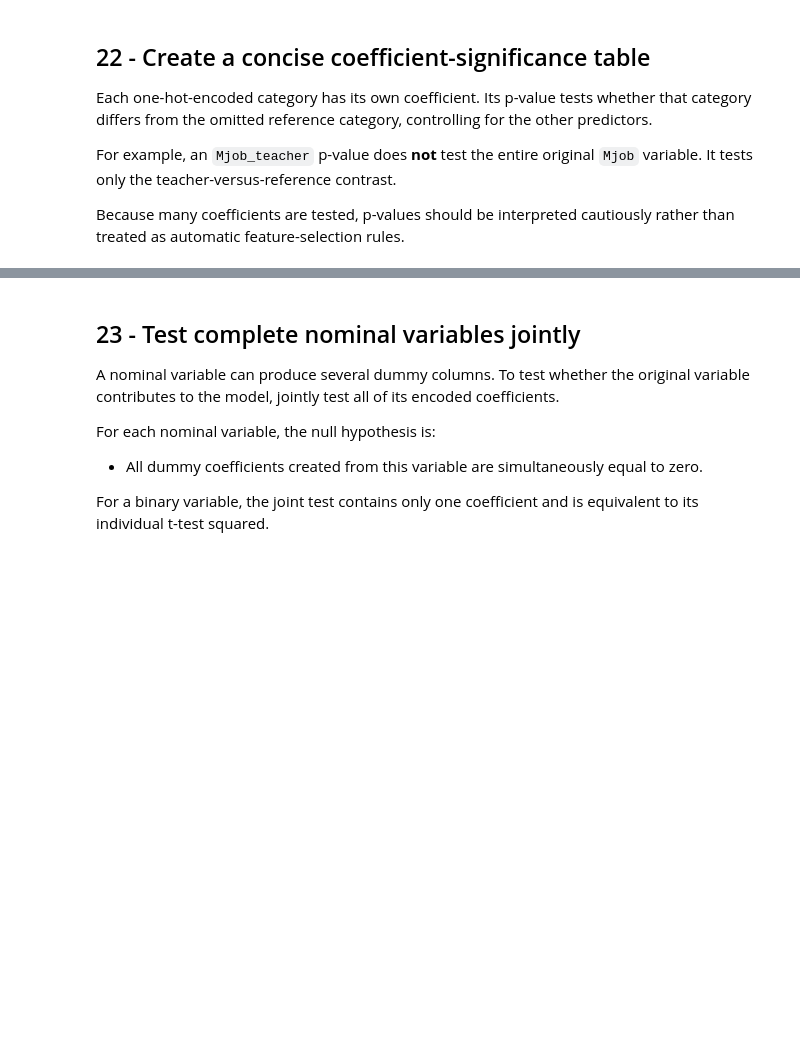
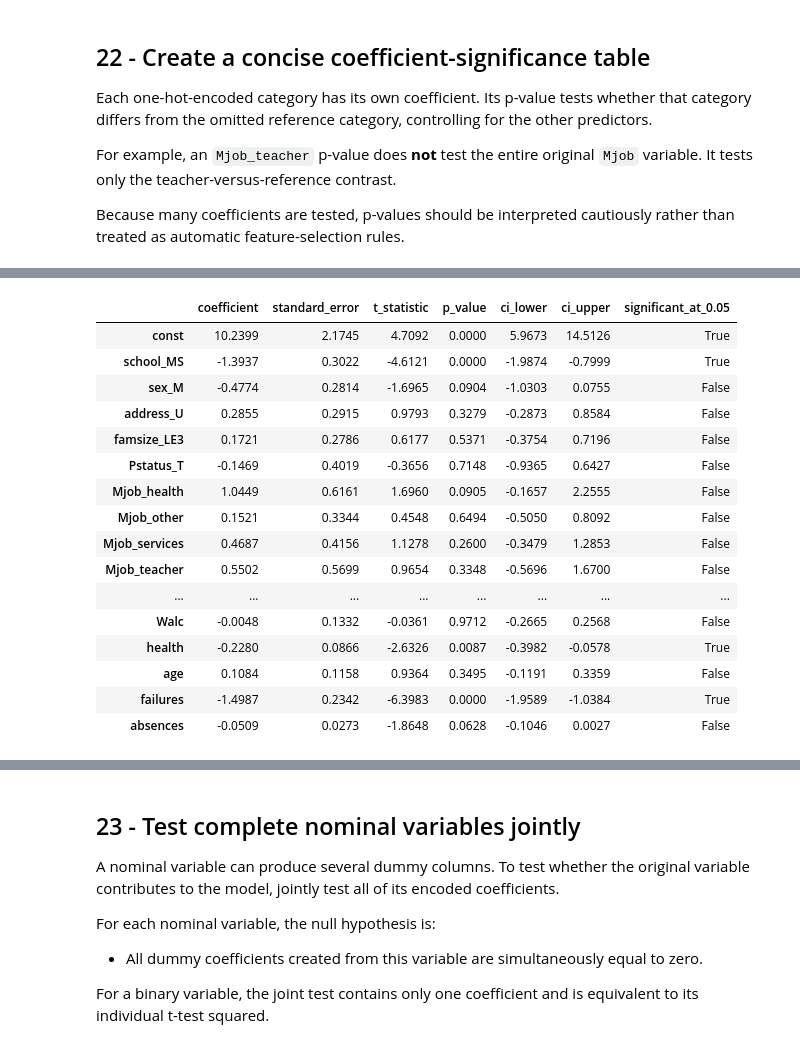
Before and after one commit to JoseAlberto88/Predictive-Analytics-, a Jupyter notebook: DAMO510_Module_05_Summer26_Starter_Nortebook_(1).ipynb, the cells around one changed output, grey strips where cells are left out. Cells and saved outputs as stored; diff of their text form; code cells hidden in the pictures; blank space fills up the shorter version.

```diff
--- a/DAMO510_Module_05_Summer26_Starter_Nortebook_(1).ipynb
+++ b/DAMO510_Module_05_Summer26_Starter_Nortebook_(1).ipynb
@@ -1100,0 +1082,5 @@ Notes:
+# %%
+import statsmodels.api as sm
+
+# Add intercept
+X_train_sm = sm.add_constant(X_train_combined)
@@ -1126,0 +1117,54 @@ Because many coefficients are tested, p-values should be interpreted cautiously
+# %%
+ols_model = sm.OLS(y_train, sm.add_constant(X_train_combined)).fit()
+# %%
+import pandas as pd
+
+# Extract values from the statsmodels OLS results
+coef = ols_model.params
+std_err = ols_model.bse
+t_vals = ols_model.tvalues
+p_vals = ols_model.pvalues
+conf_int = ols_model.conf_int()
+
+# Build DataFrame
+coef_summary_df = pd.DataFrame({
+    "coefficient": coef,
+    "standard_error": std_err,
+    "t_statistic": t_vals,
+    "p_value": p_vals,
+    "ci_lower": conf_int[0],
+    "ci_upper": conf_int[1],
+})
+
+# Add significance flag
+coef_summary_df["significant_at_0.05"] = coef_summary_df["p_value"] < 0.05
+
+# Round for clean display
+coef_summary_df = coef_summary_df.round({
+    "coefficient": 4,
+    "standard_error": 4,
+    "t_statistic": 4,
+    "p_value": 4,
+    "ci_lower": 4,
+    "ci_upper": 4
+})
+
+coef_summary_df
+# %% [output]
+|  | coefficient | standard_error | t_statistic | p_value | ci_lower | ci_upper | significant_at_0.05 |
+| const | 10.2399 | 2.1745 | 4.7092 | 0.0000 | 5.9673 | 14.5126 | True |
+| school_MS | -1.3937 | 0.3022 | -4.6121 | 0.0000 | -1.9874 | -0.7999 | True |
+| sex_M | -0.4774 | 0.2814 | -1.6965 | 0.0904 | -1.0303 | 0.0755 | False |
+| address_U | 0.2855 | 0.2915 | 0.9793 | 0.3279 | -0.2873 | 0.8584 | False |
+| famsize_LE3 | 0.1721 | 0.2786 | 0.6177 | 0.5371 | -0.3754 | 0.7196 | False |
+| Pstatus_T | -0.1469 | 0.4019 | -0.3656 | 0.7148 | -0.9365 | 0.6427 | False |
+| Mjob_health | 1.0449 | 0.6161 | 1.6960 | 0.0905 | -0.1657 | 2.2555 | False |
+| Mjob_other | 0.1521 | 0.3344 | 0.4548 | 0.6494 | -0.5050 | 0.8092 | False |
+| Mjob_services | 0.4687 | 0.4156 | 1.1278 | 0.2600 | -0.3479 | 1.2853 | False |
+| Mjob_teacher | 0.5502 | 0.5699 | 0.9654 | 0.3348 | -0.5696 | 1.6700 | False |
+| ... | ... | ... | ... | ... | ... | ... | ... |
+| Walc | -0.0048 | 0.1332 | -0.0361 | 0.9712 | -0.2665 | 0.2568 | False |
+| health | -0.2280 | 0.0866 | -2.6326 | 0.0087 | -0.3982 | -0.0578 | True |
+| age | 0.1084 | 0.1158 | 0.9364 | 0.3495 | -0.1191 | 0.3359 | False |
+| failures | -1.4987 | 0.2342 | -6.3983 | 0.0000 | -1.9589 | -1.0384 | True |
+| absences | -0.0509 | 0.0273 | -1.8648 | 0.0628 | -0.1046 | 0.0027 | False |
```
Also changed, not shown: parts of 11 cells of this notebook.
